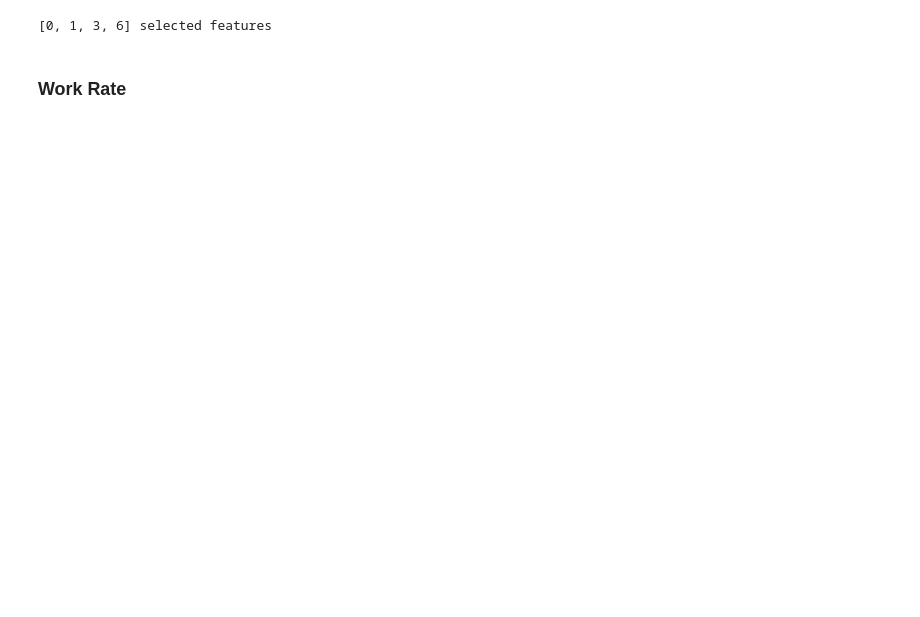
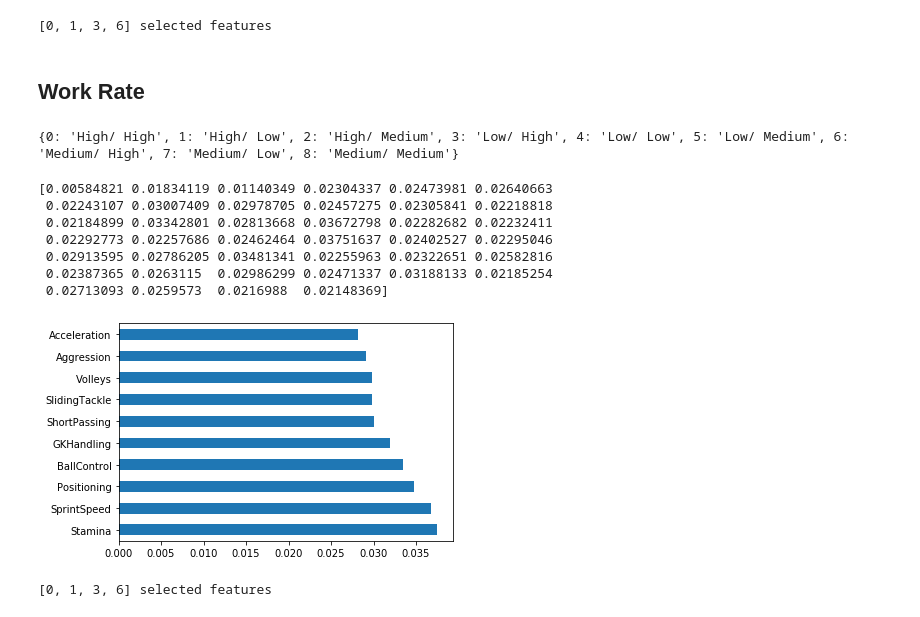
Before and after one commit to SsanyaS14/Fifa, a Jupyter notebook: Models/feature-select.ipynb, the cells around one changed output. Saved outputs shown, nothing was run; the diff lists cells and outputs as text; code cells hidden in the pictures; blank space fills up the shorter version.

```diff
--- a/Models/feature-select.ipynb
+++ b/Models/feature-select.ipynb
@@ -169,4 +169,4 @@ print(str(fs_feature), 'selected features')
 # %% [output]
 [0, 1, 3, 6] selected features
 # %% [markdown]
-### Work Rate
+## Work Rate
@@ -172,0 +178,5 @@ print(str(fs_feature), 'selected features')
+# %%
+a = dict(enumerate(df.Work_Rate.cat.categories))
+print(a)
+# %% [output]
+{0: 'High/ High', 1: 'High/ Low', 2: 'High/ Medium', 3: 'Low/ High', 4: 'Low/ Low', 5: 'Low/ Medium', 6: 'Medium/ High', 7: 'Medium/ Low', 8: 'Medium/ Medium'}
@@ -172,0 +188,17 @@ print(str(fs_feature), 'selected features')
+# %%
+model = ExtraTreesClassifier()
+model.fit(X,y)
+print(model.feature_importances_) #use inbuilt class feature_importances of tree based classifiers
+#plot graph of feature importances for better visualization
+feat_importances = pd.Series(model.feature_importances_, index=X.columns)
+feat_importances.nlargest(10).plot(kind='barh')
+plt.show()
+# %% [output]
+[0.00584821 0.01834119 0.01140349 0.02304337 0.02473981 0.02640663
+ 0.02243107 0.03007409 0.02978705 0.02457275 0.02305841 0.02218818
+ 0.02184899 0.03342801 0.02813668 0.03672798 0.02282682 0.02232411
+ 0.02292773 0.02257686 0.02462464 0.03751637 0.02402527 0.02295046
+ 0.02913595 0.02786205 0.03481341 0.02255963 0.02322651 0.02582816
+ 0.02387365 0.0263115  0.02986299 0.02471337 0.03188133 0.02185254
+ 0.02713093 0.0259573  0.0216988  0.02148369]
+[figure, added]
@@ -172,0 +216,9 @@ print(str(fs_feature), 'selected features')
+# %%
+fs = SelectKBest(score_func=chi2, k=4)
+fs.fit(X_train, y_train)
+
+fs_support = fs.get_support()
+fs_feature = X.loc[:,fs_support].columns.tolist()
+print(str(fs_feature), 'selected features')
+# %% [output]
+[0, 1, 3, 6] selected features
```
Also changed, not shown: parts of 7 cells of this notebook, 1 other file.
